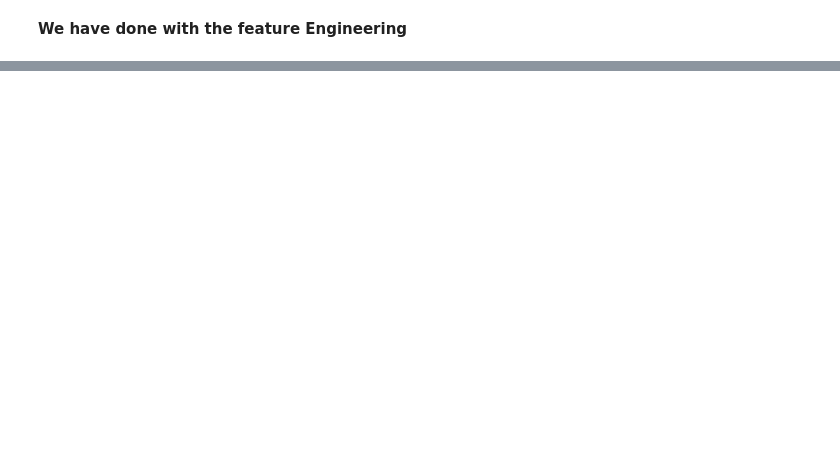
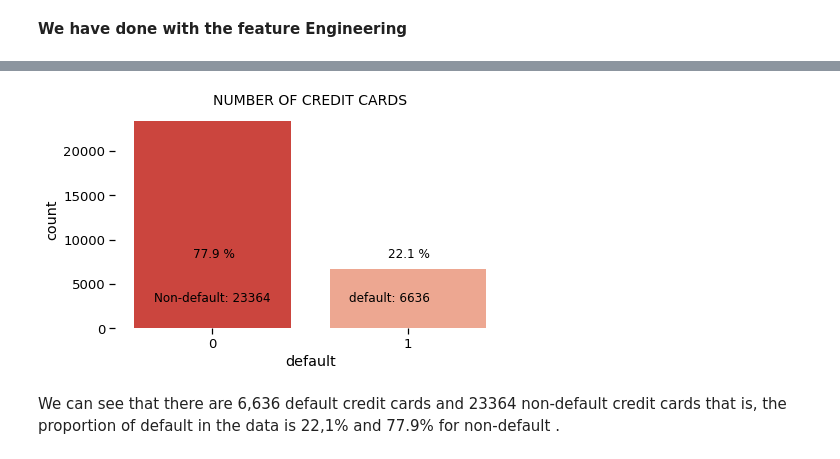
Before and after one commit to shakib68/credit-card-capstone3, a Jupyter notebook: Copy_of_Credit_Card_Default_Prediction_Capstone_Project.ipynb, the cells around one changed output, grey strips where cells are left out. Drawn from its saved outputs; the diff is of its cells as text; code cells hidden in the pictures; blank space fills up the shorter version.

```diff
--- a/Copy_of_Credit_Card_Default_Prediction_Capstone_Project.ipynb
+++ b/Copy_of_Credit_Card_Default_Prediction_Capstone_Project.ipynb
@@ -250,0 +228,3 @@ array([1, 2, 3], dtype=object)
+# %%
+#Converting datatype
+df= df.astype(int)
@@ -250,0 +272,24 @@ array([1, 2, 3], dtype=object)
+# %%
+# The frequency of defaults
+yes = int(df['default'].sum())
+no = len(df) - int(yes)
+
+# Percentage
+yes_perc = round(yes/len(df)*100, 1)
+no_perc = round(no/len(df)*100, 1)
+
+import sys
+plt.figure(figsize=(7,4))
+sns.set_context('notebook', font_scale=1.2)
+sns.countplot('default',data=df, palette="Reds_r")
+plt.annotate('Non-default: {}'.format(no), xy=(-0.3, 15000), xytext=(-0.3, 3000), size=12)
+plt.annotate('default: {}'.format(yes), xy=(0.7, 15000), xytext=(0.7, 3000), size=12)
+plt.annotate(str(no_perc)+" %", xy=(-0.3, 15000), xytext=(-0.1, 8000), size=12)
+plt.annotate(str(yes_perc)+" %", xy=(0.7, 15000), xytext=(0.9, 8000), size=12)
+plt.title('NUMBER OF CREDIT CARDS', size=14)
+#Removing the frame
+plt.box(False);
+# %% [output]
+[figure, added]
+# %% [markdown]
+We can see that there are 6,636 default credit cards and 23364 non-default credit cards that is, the proportion of default in the data is 22,1% and 77.9% for non-default .
```
Also changed, not shown: parts of 21 cells of this notebook.
